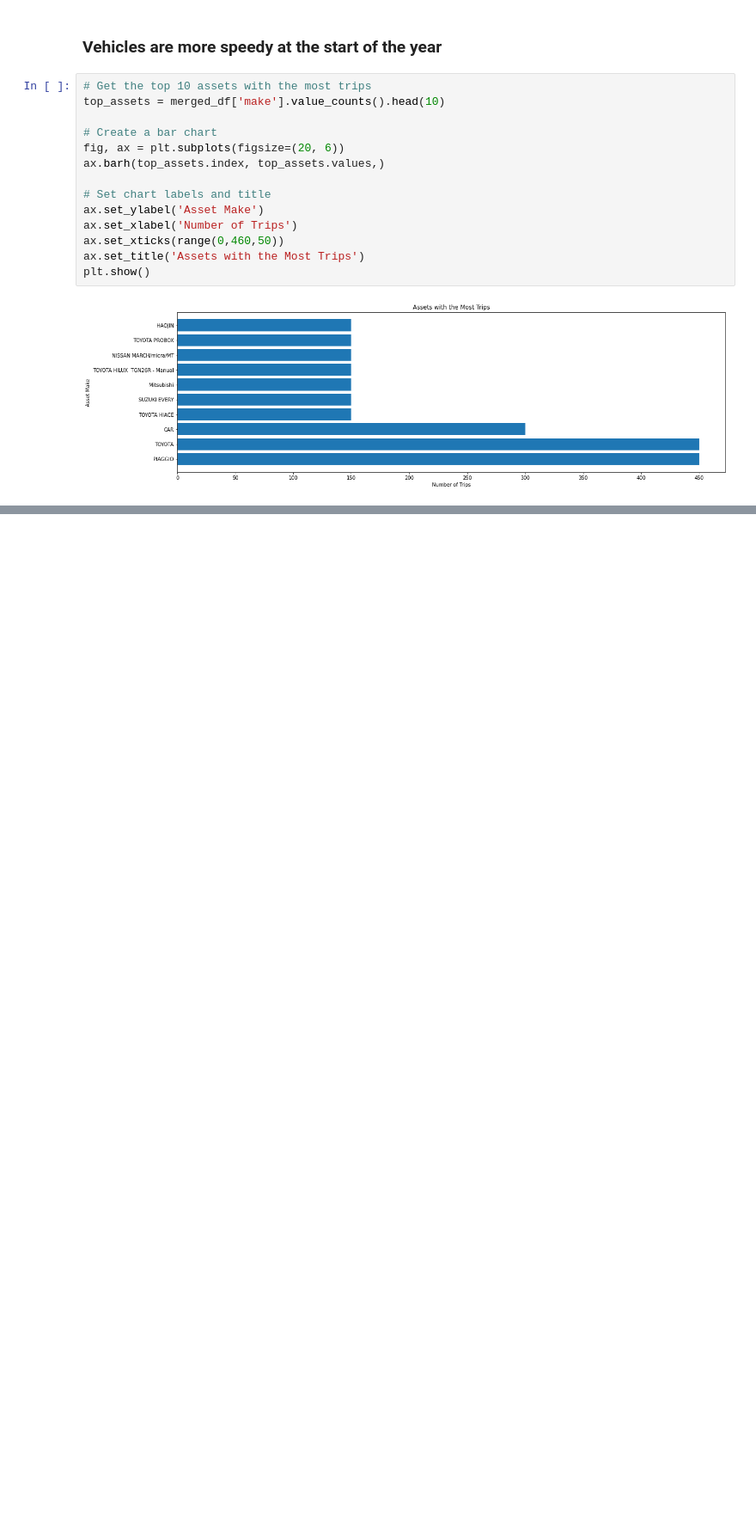
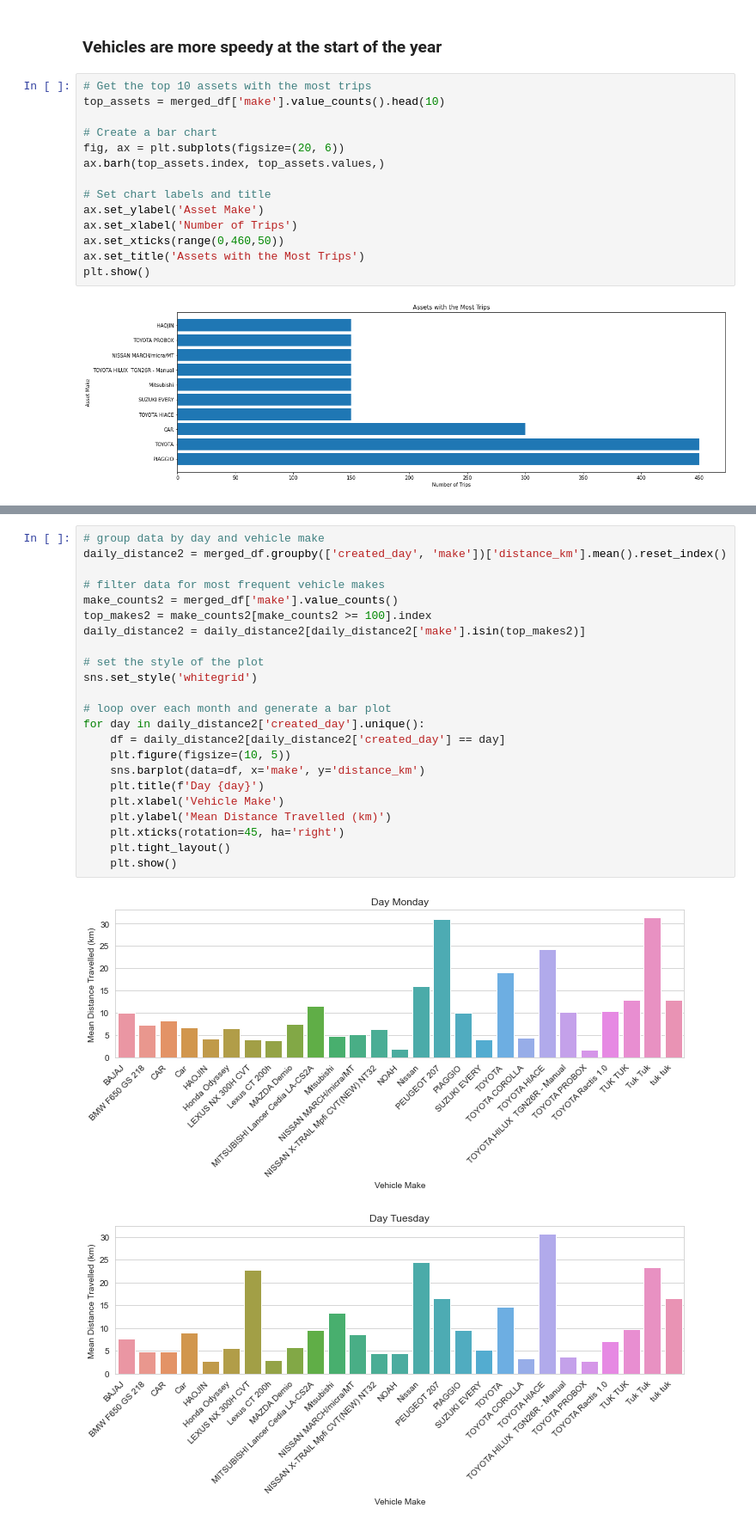
Before and after one commit to joykangangi/DataSciencePlayground, a Jupyter notebook: Yatsa_Analytics_EDA.ipynb, the cells around one changed output, grey strips where cells are left out. Shown at 86% size. Drawn from its saved outputs; the diff is of its cells as text; blank space fills up the shorter version.

```diff
--- a/Yatsa_Analytics_EDA.ipynb
+++ b/Yatsa_Analytics_EDA.ipynb
@@ -737,0 +776,26 @@ plt.show()
+# %%
+# group data by day and vehicle make
+daily_distance2 = merged_df.groupby(['created_day', 'make'])['distance_km'].mean().reset_index()
+
+# filter data for most frequent vehicle makes
+make_counts2 = merged_df['make'].value_counts()
+top_makes2 = make_counts2[make_counts2 >= 100].index
+daily_distance2 = daily_distance2[daily_distance2['make'].isin(top_makes2)]
+
+# set the style of the plot
+sns.set_style('whitegrid')
+
+# loop over each month and generate a bar plot
+for day in daily_distance2['created_day'].unique():
+    df = daily_distance2[daily_distance2['created_day'] == day]
+    plt.figure(figsize=(10, 5))
+    sns.barplot(data=df, x='make', y='distance_km')
+    plt.title(f'Day {day}')
+    plt.xlabel('Vehicle Make')
+    plt.ylabel('Mean Distance Travelled (km)')
+    plt.xticks(rotation=45, ha='right')
+    plt.tight_layout()
+    plt.show()
+# %% [output]
+[figure, added]
+[figure, added]
```
Also changed, not shown: parts of 2 cells of this notebook.
